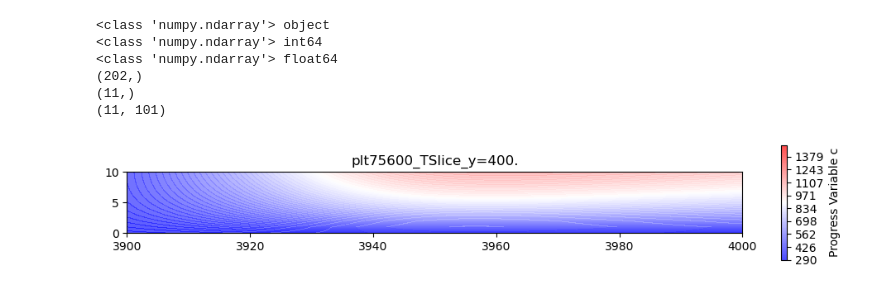
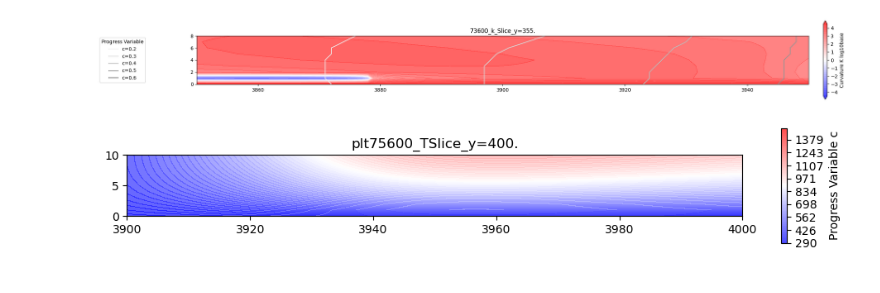
Before and after one commit to potatoslc/analysis_code, a Jupyter notebook: Sd_check.ipynb, the cells around one changed output. Drawn from its saved outputs; the diff is of its cells as text; code cells hidden in the pictures.

```diff
--- a/Sd_check.ipynb
+++ b/Sd_check.ipynb
@@ -89,18 +124,66 @@ fig.subplots_adjust(hspace=0.007)
 # %%
-print(type(X), X.dtype)
-print(type(Y), Y.dtype)
-print(type(Zc), Zc.dtype)
+yslice = 355
+xleft = 3850
+xright= 3950
+pltname = 73600
+df_slice = df[(df['y_grid']==yslice ) & (df['z_grid']<=8)  & (df['x_grid']>=xleft) & (df['x_grid']<=xright)  ]
 
-print(X.shape)
-print(Y.shape)
-print(Zc.shape)
+
+fig,ax = plt.subplots(1,1,figsize=(24,6))
+
+slicek_grid=df_slice.pivot_table(
+    index='z_grid',
+    columns='x_grid',
+    values='pn_log_k',
+    aggfunc='median',
+)
+X=slicek_grid.columns.values
+Y=slicek_grid.index.values
+Zk=slicek_grid.values
+
+cf1=ax.contourf(X,Y,Zk,levels=levels2,cmap='bwr',vmin=vkmin,vmax=vkmax, alpha=0.7,extend= 'both' )
+ax.set_aspect('equal')
+ax.set_title(f'{pltname}_k_Slice_y={yslice}.')
+
+
+colors = [
+    "#f0f0f0",  # 1
+    "#d9d9d9",  # 2
+    "#bdbdbd",  # 3
+    "#969696",  # 4
+    "#737373",  # 5
+    "#525252",  # 6
+    "#404040",  # 7
+    "#252525",  # 8
+    "#000000",  # 9
+]
+for i in range(1,6,1):
+    curr_c = 0.1*i+0.1
+    df_temp = df_slice[df_slice['c']>=curr_c]
+    df_minx = df_minx = (df_temp.groupby('z_grid', as_index=False)['x_grid'].min().rename(columns={'x_grid': 'min_x_grid'}))
+    ax.plot(df_minx['min_x_grid'],df_minx['z_grid'],label=f'c={round(curr_c,2)}', color=colors[i-1])
+cbar = fig.colorbar(
+    cf1,
+    ax=ax,
+    pad=0.02,
+    shrink=0.4,
+    label='Curvature K log10base'
+)
+
+# legend放最外面
+ax.legend(
+    loc='center right',
+    bbox_to_anchor=(-0.08, 0.5),   # 左边图外
+    title='Progress Variable',
+    frameon=True,
+    fontsize=10
+)
+
+plt.tight_layout()
+
+plt.savefig(f'{pltname}_ck_slice_combined_y={yslice}.png',dpi=300)
 # %% [output]
-<class 'numpy.ndarray'> object
-<class 'numpy.ndarray'> int64
-<class 'numpy.ndarray'> float64
-(202,)
-(11,)
-(11, 101)
+[figure, added]
 # %%
 df_sliceT = df[(df['y_grid']==yslice ) & (df['z_grid']<=10)  & (df['x_grid']>=xleft) & (df['x_grid']<=xright)  ]
 Tslice_grid=df_sliceT.pivot_table(
```
Also changed, not shown: parts of 6 cells of this notebook.
